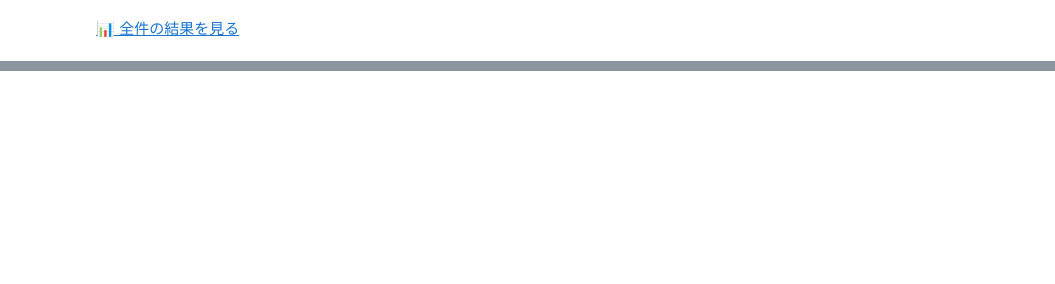
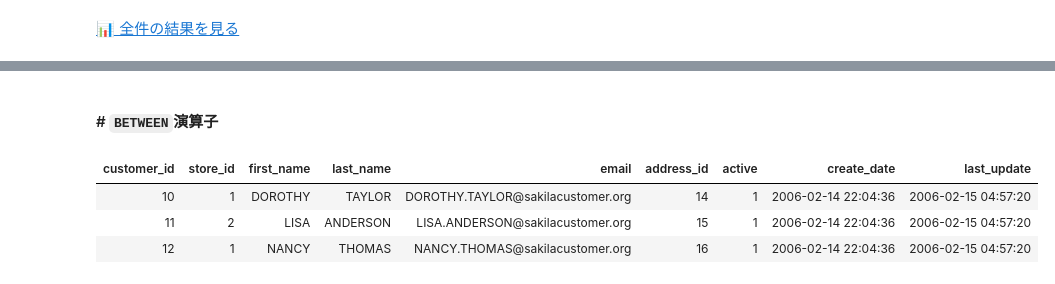
Before and after one commit to KaiLynn99/python_alone, a Jupyter notebook: 2026 7月/7.13 (17日目)/6-2) SELECT文 (WHERE句).ipynb, the cells around one changed output, grey strips where cells are left out. Saved outputs shown, nothing was run; the diff lists cells and outputs as text; code cells hidden in the pictures; blank space fills up the shorter version.

```diff
--- a/2026 7月/7.13 (17日目)/6-2) SELECT文 (WHERE句).ipynb
+++ b/2026 7月/7.13 (17日目)/6-2) SELECT文 (WHERE句).ipynb
@@ -122,4 +173,16 @@ WindowsPath('C:/Users/82103/OneDrive/바탕 화면/python_alone(K-move)/sql_stud
+# %% [markdown]
+#### # `BETWEEN`演算子
 # %%
 %%sql
+
+SELECT *
+FROM customer
+WHERE customer_id BETWEEN 10 AND 20
+LIMIT 3;
+# %% [output]
+| customer_id | store_id | first_name | last_name | email | address_id | active | create_date | last_update |
+| 10 | 1 | DOROTHY | TAYLOR | DOROTHY.TAYLOR@sakilacustomer.org | 14 | 1 | 2006-02-14 22:04:36 | 2006-02-15 04:57:20 |
+| 11 | 2 | LISA | ANDERSON | LISA.ANDERSON@sakilacustomer.org | 15 | 1 | 2006-02-14 22:04:36 | 2006-02-15 04:57:20 |
+| 12 | 1 | NANCY | THOMAS | NANCY.THOMAS@sakilacustomer.org | 16 | 1 | 2006-02-14 22:04:36 | 2006-02-15 04:57:20 |
 # %%
 %%sql
```
Also changed, not shown: parts of 25 cells of this notebook, 1 other file.
